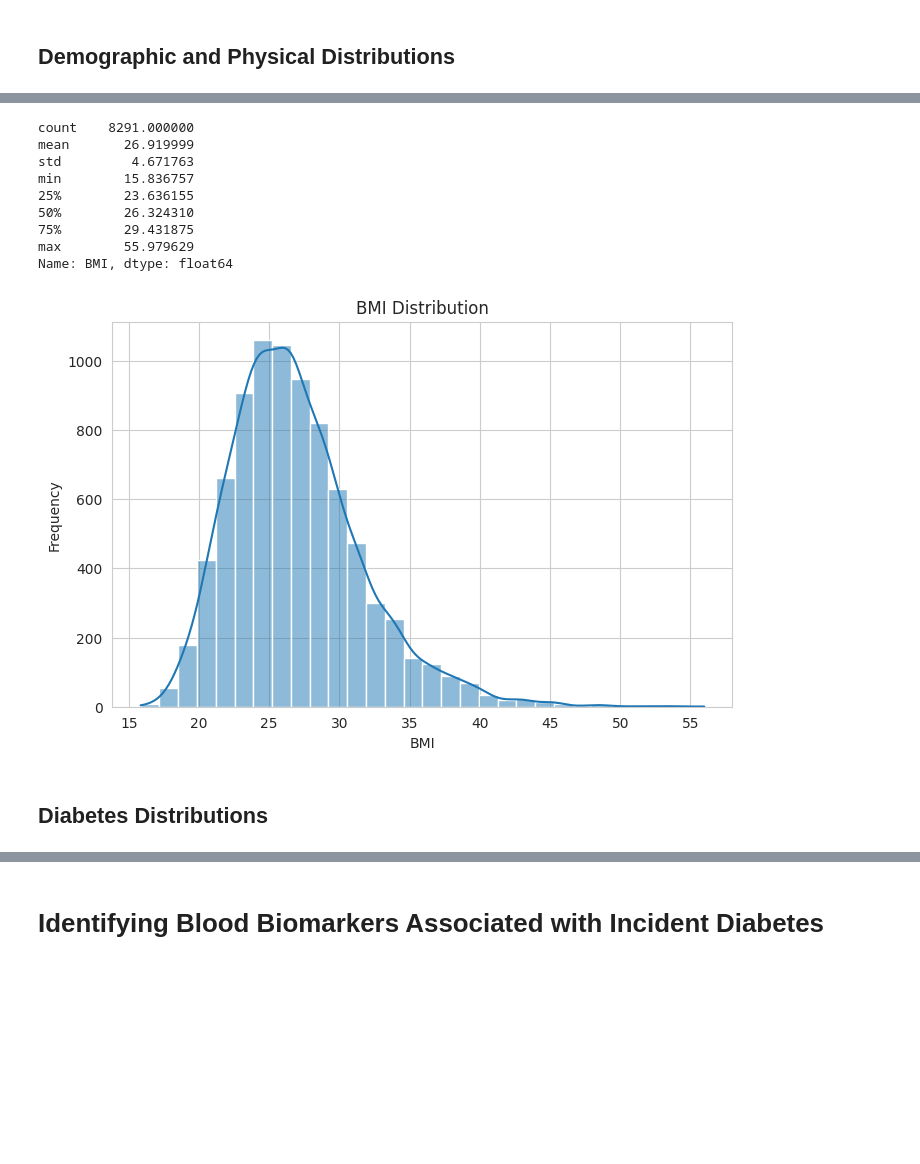
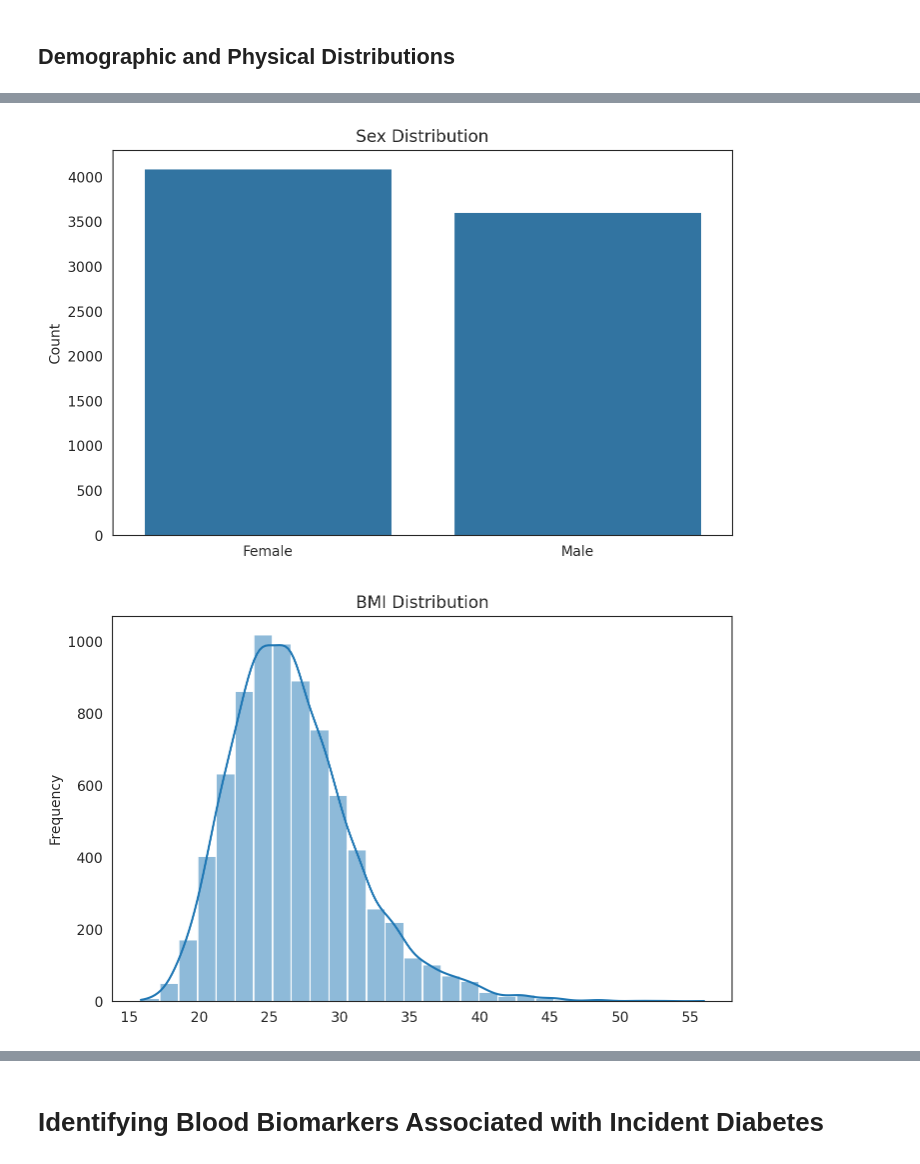
Before and after one commit to ShaunFChen/diabetes_biomarker_project, a Jupyter notebook: notebooks/diabetes_biomarker_analysis.ipynb, the cells around one changed output, grey strips where cells are left out. Cells and saved outputs as stored; diff of their text form; code cells hidden in the pictures; blank space fills up the shorter version.

```diff
--- a/notebooks/diabetes_biomarker_analysis.ipynb
+++ b/notebooks/diabetes_biomarker_analysis.ipynb
@@ -79,6 +92,7 @@ np.random.seed(my_random_seed)
 
 # Define file path and columns
 raw_data_path = '../data/raw/test_project_data.csv'
+id_column = 'subject_id'
 categorical_columns = [
     'subject_id',
     'sex',
@@ -99,11 +113,14 @@ main_dir = str(Path().resolve().parent)
 # Load data with `pyarrow` (4x faster)
 raw_df = load_data(
     raw_data_path = raw_data_path,
+    id_column = id_column,
     categorical_columns = categorical_columns,
     numeric_columns = numeric_columns,
     biomarker_pattern = biomarker_pattern
 )
 
+biomarker_cols = [col for col in raw_df.columns if re.search(biomarker_pattern, col)]
+
 # Display the first few rows of the dataset
 logging.info("Dataset preview:")
 raw_df.head()
@@ -215,21 +304,24 @@ plt.show()
+# %%
+# Data Preprocessing
+incident_df = transformed_df.loc[
+    (~transformed_df['incident_diabetes'].isna()) &
+    (~transformed_df['prevalent_diabetes'].isna()) &
+    (transformed_df['prevalent_diabetes'] == 0) &
+    (transformed_df['diabetes_followup_time'] > 0)
+].drop(columns = ['prevalent_diabetes']).copy()
 # %% [markdown]
 ### Multivariate Imputation
 # %%
 X_imputed_df = impute_data(
-    imputed_file_path=f"{main_dir}/data/processed/X_imputed_df.pkl",
-    transformed_df=transformed_df,
+    imputed_file_path=f"{main_dir}/data/processed/incident_imputed_df.pkl",
+    transformed_df=incident_df,
     missing_threshold=0.3,
-    exclude_cols=['subject_id',
-                  'incident_diabetes',
-                  'diabetes_followup_time'
-                 ],
+    exclude_cols=['incident_diabetes', 'diabetes_followup_time'],
     imputer_kwargs={'max_iter': 3,
-                    'n_nearest_features': 50,
+                    'n_nearest_features': 200,
                     'random_state': my_random_seed,
                     'verbose': 2
                    },
-    integer_cols=['sex',
-                  'prevalent_diabetes'
-                 ]
+    integer_cols=['sex', 'prevalent_diabetes']
 )
 # %% [output]
@@ -304,23 +367,22 @@ Name: count, dtype: int64
+# %%
+# Sex Distribution
+plot_distribution(
+    data=X_imputed_df,
+    column='sex',
+    plot_type='countplot',
+    xticks=['Female', 'Male'],
+    title="Sex Distribution"
+)
+# %% [output]
+[figure, added]
 # %%
 # BMI Distribution
-print(X_imputed_df['BMI'].describe())
-
-plt.figure(figsize=(8, 5))
-sns.histplot(X_imputed_df['BMI'], kde=True, bins=30)
-plt.title('BMI Distribution')
-plt.xlabel('BMI')
-plt.ylabel('Frequency')
-plt.show()
+plot_distribution(
+    data=X_imputed_df,
+    column='BMI',
+    plot_type='histplot',  # Automatically histplot because 'BMI' is numeric
+    bins=30,
+    title='BMI Distribution'
+)
 # %% [output]
-count    8291.000000
-mean       26.919999
-std         4.671763
-min        15.836757
-25%        23.636155
-50%        26.324310
-75%        29.431875
-max        55.979629
-Name: BMI, dtype: float64
-[figure, old version]
+[figure, new version]
-# %% [markdown]
-## Diabetes Distributions
```
Also changed, not shown: parts of 121 cells of this notebook, 13 other files.
